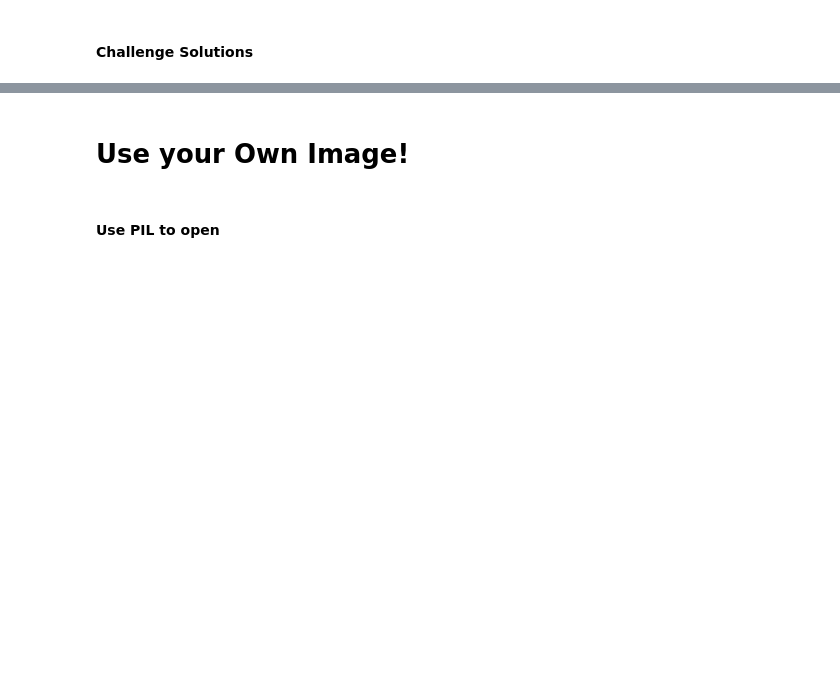
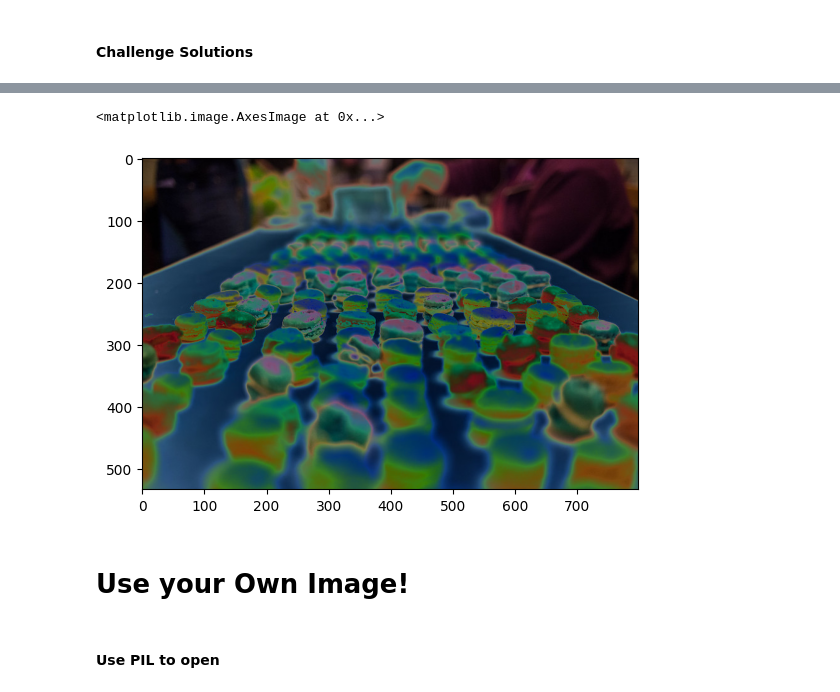
Before and after one commit to Aman88600/100-days-of-code, a Jupyter notebook: Day_77/Computation+with+NumPy+(start)/Computation with NumPy (start)/Computation_with_NumPy_and_N_Dimensional_Arrays_(start).ipynb, the cells around one changed output, grey strips where cells are left out. Drawn from its saved outputs; the diff is of its cells as text; code cells hidden in the pictures; blank space fills up the shorter version.

```diff
--- a/Day_77/Computation+with+NumPy+(start)/Computation with NumPy (start)/Computation_with_NumPy_and_N_Dimensional_Arrays_(start).ipynb
+++ b/Day_77/Computation+with+NumPy+(start)/Computation with NumPy (start)/Computation_with_NumPy_and_N_Dimensional_Arrays_(start).ipynb
@@ -310,3 +375,21 @@ grey_vals = np.array([0.2126, 0.7152, 0.0722])
+# %%
+
+# Solarize threshold
+threshold = 128
+
+# Apply solarization
+solarized = np.where(
+    image_array < threshold,
+    image_array,
+    255 - image_array
+)
+
+solarized = solarized.astype(np.uint8)
+
+plt.imshow(solarized)
+# %% [output]
+<matplotlib.image.AxesImage at 0x...>
+[figure, added]
 # %% [markdown]
 # Use your Own Image!
 # %%
```
Also changed, not shown: parts of 6 cells of this notebook.
